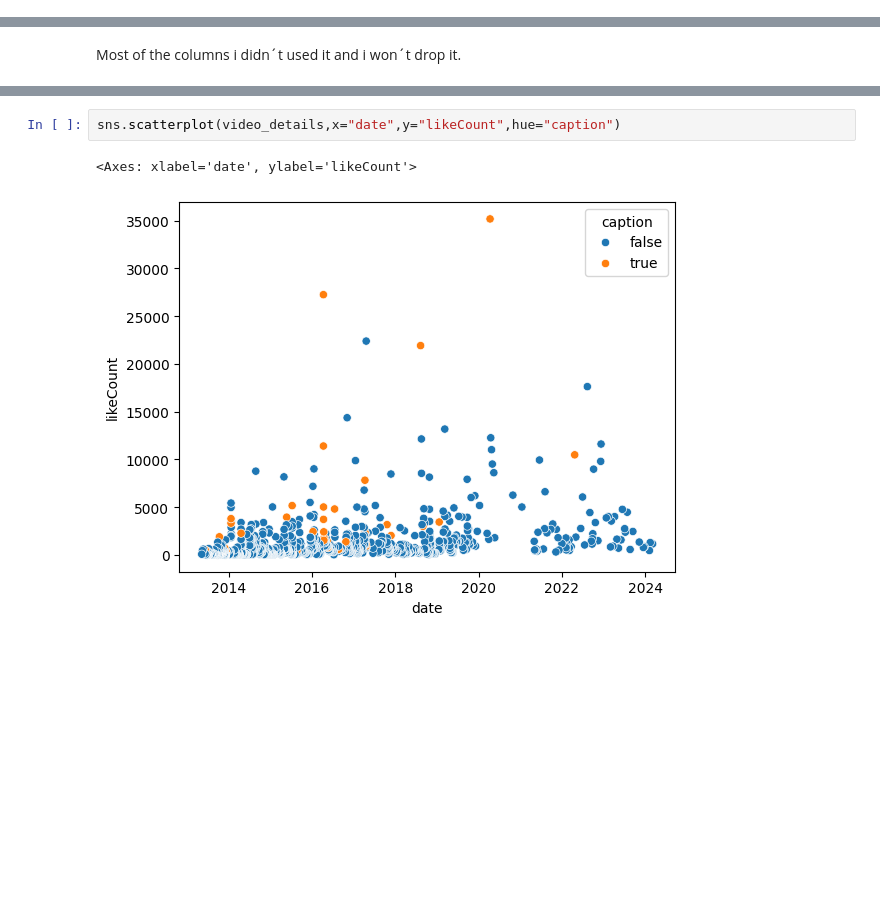
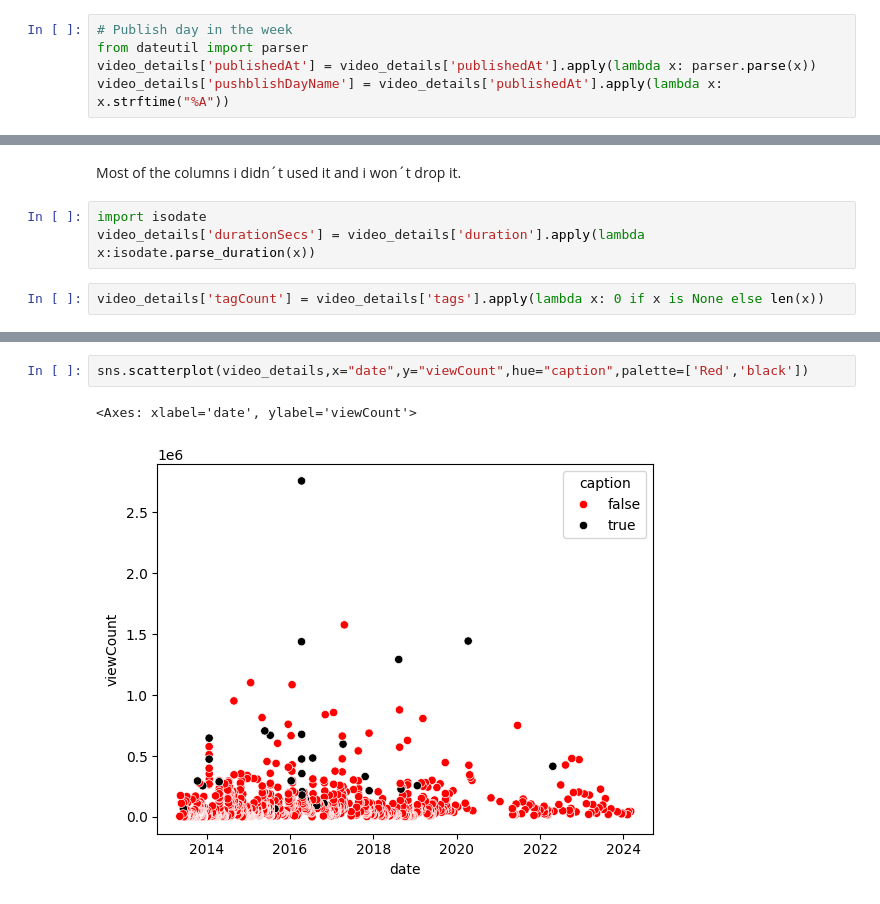
Before and after one commit to Rafadrodrigues/Youtube_Api_Analysis, a Jupyter notebook: main.ipynb, the cells around one changed output, grey strips where cells are left out. Drawn from its saved outputs; the diff is of its cells as text; blank space fills up the shorter version.

```diff
--- a/main.ipynb
+++ b/main.ipynb
@@ -432,3 +470,8 @@ memory usage: 133.8+ KB
+# %%
+# Publish day in the week
+from dateutil import parser
+video_details['publishedAt'] = video_details['publishedAt'].apply(lambda x: parser.parse(x))
+video_details['pushblishDayName'] = video_details['publishedAt'].apply(lambda x: x.strftime("%A"))
 # %%
 video_details['date_hour'] = pd.to_datetime(video_details['publishedAt'])
 # %%
@@ -437,3 +480,8 @@ video_details['date'] = video_details['date_hour'].dt.date
 video_details['month'] = video_details['date_hour'].dt.month
 # %% [markdown]
 Most of the columns i didn´t used it and i won´t drop it.
+# %%
+import isodate
+video_details['durationSecs'] = video_details['duration'].apply(lambda x:isodate.parse_duration(x))
+# %%
+video_details['tagCount'] = video_details['tags'].apply(lambda x: 0 if x is None else len(x))
@@ -471,6 +554,6 @@ Passing `palette` without assigning `hue` is deprecated and will be removed in v
 [figure]
 # %%
-sns.scatterplot(video_details,x="date",y="likeCount",hue="caption")
+sns.scatterplot(video_details,x="date",y="viewCount",hue="caption",palette=['Red','black'])
 # %% [output]
-<Axes: xlabel='date', ylabel='likeCount'>
+<Axes: xlabel='date', ylabel='viewCount'>
-[figure, old version]
+[figure, new version]
```
Also changed, not shown: parts of 26 cells of this notebook.
